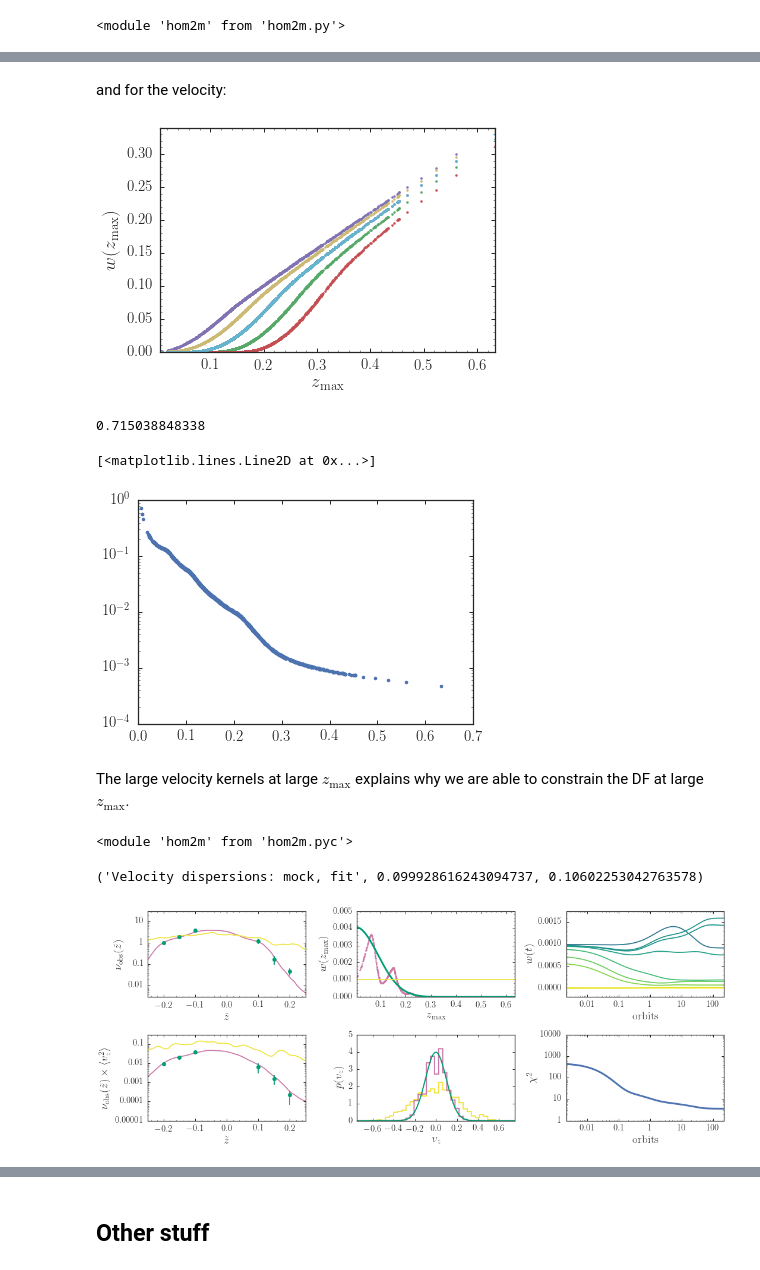
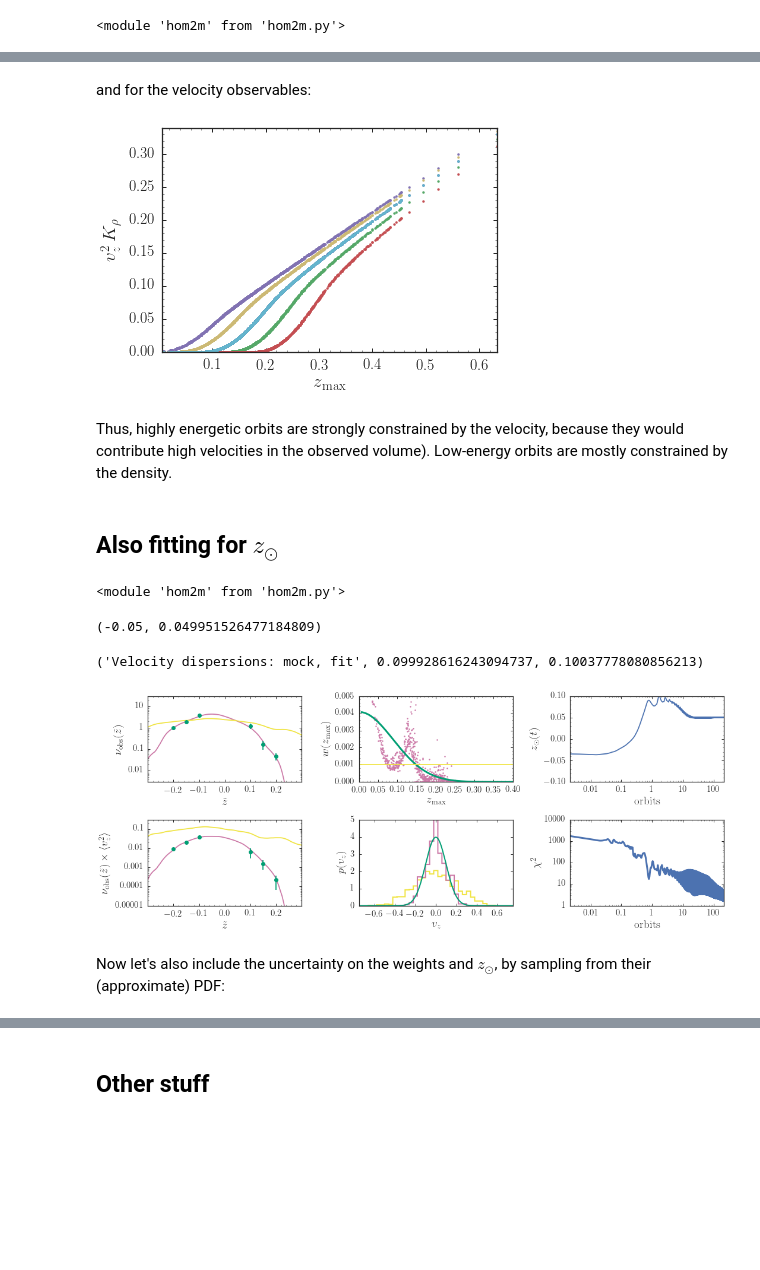
Before and after one commit to jobovy/simple-m2m, a Jupyter notebook: py/HOM2M.ipynb, the cells around one changed output, grey strips where cells are left out. Drawn from its saved outputs; the diff is of its cells as text; code cells hidden in the pictures; blank space fills up the shorter version.

Commit message:
Updates: convergence movie and zsun fitting start

```diff
--- a/py/HOM2M.ipynb
+++ b/py/HOM2M.ipynb
@@ -226,0 +229,17 @@ tight_layout()
+# %%
+step= numpy.pi/3.*10.**-2.
+nstep= 100000
+eps= 10.**-3.5
+smooth= None#1./step/100.
+st96smooth= False
+mu= 0.
+h_m2m= 0.075
+omega_m2m= omega_true
+zsun_m2m= zsun_true
+prior= 'entropy'
+w_out,Q,wevol,windx= hom2m.fit_m2m(w_init,z_m2m,vz_m2m,omega_m2m,zsun_m2m,
+                                   z_obs,dens_obs,dens_obs_noise,
+                                   densv2_obs,densv2_obs_noise,
+                                   nstep=nstep,step=step,mu=mu,eps=eps,h_m2m=h_m2m,prior=prior,
+                                   smooth=smooth,st96smooth=st96smooth,
+                                   output_wevolution=len(w_init))
@@ -359,8 +422,8 @@ for ii,jj in enumerate(numpy.random.permutation(nsamples)[:6]):
     sindx= numpy.argsort(A_m2m)
     plot(A_m2m[sindx],w_expect,lw=3.,color=constraint_color)
     fill_between(A_m2m[sindx],
-             w_sam_sorted[1][sindx],
-             w_sam_sorted[-2][sindx],color='0.65',zorder=0)
+             w_sam_sorted[s_low][sindx],
+             w_sam_sorted[s_high][sindx],color='0.65',zorder=0)
     axhline(1./len(z_m2m),color=init_color)
 tight_layout()
 # %% [output]
@@ -418,13 +488,8 @@ _= bovy_plot.bovy_plot(A_m2m,Kij.T,'.',ms=5.,
 # %% [markdown]
-and for the velocity:
+and for the velocity observables:
 # %%
 figsize(6,4)
 _= bovy_plot.bovy_plot(A_m2m,Kvz2ij.T,'.',ms=5.,
-                    xlabel=r'$z_{\mathrm{max}}$',ylabel=r'$w(z_{\mathrm{max}})$')
+                    xlabel=r'$z_{\mathrm{max}}$',ylabel=r'$v_z^2\,K_\rho$')
 # %% [output]
-[figure, old version]
+[figure, new version]
-# %%
-ii, jj= 0,1
-print(numpy.sum(Kij[ii]*Kij[jj])/numpy.sqrt(numpy.sum(Kij[ii]**2.)*numpy.sum(Kij[jj]**2.)))
-# %% [output]
-0.715038848338
@@ -433,13 +496,10 @@ hess= numpy.sum(Kij.T**2./dens_obs_noise**2.,axis=1)+numpy.sum(Kvz2ij.T**2./dens
-# %%
-semilogy(A_m2m,hess**-0.5,'.')
-# %% [output]
-[<matplotlib.lines.Line2D at 0x...>]
-[figure, removed]
-# %% [markdown]
-The large velocity kernels at large $z_{\mathrm{max}}$ explains why we are able to constrain the DF at large $z_{\mathrm{max}}$.
+# %% [markdown]
+Thus, highly energetic orbits are strongly constrained by the velocity, because they would contribute high velocities in the observed volume). Low-energy orbits are mostly constrained by the density.
+# %% [markdown]
+## Also fitting for $z_{\odot}$
 # %%
 reload(hom2m)
 # %% [output]
-<module 'hom2m' from 'hom2m.pyc'>
+<module 'hom2m' from 'hom2m.py'>
 # %%
 step= numpy.pi/3.*10.**-2.
@@ -461,15 +522,20 @@ w_out,Q,wevol,windx= hom2m.run_m2m(w_init,z_m2m,vz_m2m,omega_m2m,zsun_m2m,
+# %%
+print(zsun_m2m,zsun_out[-1])
+# %% [output]
+(-0.05, 0.049951526477184809)
 # %%
 A_m2m, phi_m2m= hom2m.zvz_to_Aphi(z_m2m,vz_m2m,omega_m2m)
 z_m2m= A_m2m*numpy.cos(phi_m2m+nstep*step*omega_m2m)
 vz_m2m= -A_m2m*omega_m2m*numpy.sin(phi_m2m+nstep*step*omega_m2m)
-z_out= numpy.linspace(-0.3,0.3,101)
+z_out= numpy.linspace(-0.35,0.35,101)
 dens_final= hom2m.compute_dens(z_m2m,zsun_true,z_out,h_m2m,w=w_out)
+densv2_final= hom2m.compute_densv2(z_m2m,vz_m2m,zsun_true,z_out,h_m2m,w=w_out)
 bovy_plot.bovy_print(axes_labelsize=19.,text_fontsize=14.,xtick_labelsize=15.,ytick_labelsize=15.)
 figsize(15,6)
 subplot(2,3,1)
 bovy_plot.bovy_plot(z_out,dens_init,'-',semilogy=True,color=init_color,
                    xlabel=r'$\tilde{z}$',ylabel=r'$\nu_{\mathrm{obs}}(\tilde{z})$',
-                   xrange=[-.25,0.25],yrange=[0.003,30.],gcf=True)
+                   xrange=[-.3,0.3],yrange=[0.003,30.],gcf=True)
 bovy_plot.bovy_plot(z_obs,dens_obs,'o',semilogy=True,overplot=True,color=constraint_color)
 bovy_plot.bovy_plot(z_out,dens_final,'-',semilogy=True,overplot=True,zorder=0,color=final_color)
 errorbar(z_obs,dens_obs,yerr=dens_obs_noise,marker='None',ls='none',color=constraint_color)
@@ -477,10 +543,9 @@ yscale('log',nonposy='clip')
 gca().yaxis.set_major_formatter(FuncFormatter(
                 lambda y,pos: (r'${{:.{:1d}f}}$'.format(int(numpy.maximum(-numpy.log10(y),0)))).format(y)))
 subplot(2,3,4)
-densv2_final= hom2m.compute_densv2(z_m2m,vz_m2m,zsun_true,z_out,h_m2m,w=w_out)
 bovy_plot.bovy_plot(z_out,densv2_init,'-',semilogy=True,color=init_color,
                     xlabel=r'$\tilde{z}$',ylabel=r'$\nu_{\mathrm{obs}}(\tilde{z})\times\langle v_z^2\rangle$',
-                    xrange=[-.25,0.25],yrange=[0.00001,.3],gcf=True)
+                    xrange=[-.3,0.3],yrange=[0.00001,.3],gcf=True)
 bovy_plot.bovy_plot(z_obs,densv2_obs,'o',semilogy=True,overplot=True,color=constraint_color)
 bovy_plot.bovy_plot(z_out,densv2_final,'-',semilogy=True,overplot=True,zorder=0,color=final_color)
 errorbar(z_obs,densv2_obs,yerr=densv2_obs_noise,marker='None',ls='none',color=constraint_color)
@@ -490,44 +555,42 @@ gca().yaxis.set_major_formatter(FuncFormatter(
 subplot(2,3,2)
 bovy_plot.bovy_plot(A_m2m,w_out,'k.',ms=5.,color=final_color,
                     xlabel=r'$z_{\mathrm{max}}$',ylabel=r'$w(z_{\mathrm{max}})$',
-                   yrange=[0.,5./len(w_out)],gcf=True)
+                   yrange=[0.,5./len(w_out)],xrange=[0.,0.4],gcf=True)
 sindx= numpy.argsort(A_m2m)
 w_expect= numpy.exp((A_m2m[sindx]*omega_m2m)**2./2.*(1./sigma_init**2.-1./sigma_true**2.))
 w_expect/= numpy.sum(w_expect)
 plot(A_m2m[sindx],w_expect,lw=3.,color=constraint_color)
-#fill_between(A_m2m[sindx],
-#             w_expect-numpy.sqrt(hinv)[sindx],
-#             w_expect+numpy.sqrt(hinv)[sindx],color='0.65',zorder=0)
 axhline(1./len(z_m2m),color=init_color,)
 subplot(2,3,5)
 _= hist(vz_m2m,histtype='step',lw=2.,normed=True,bins=31,zorder=0,color=init_color)
 xs= numpy.linspace(-0.75,0.75,201)
 plot(xs,1./numpy.sqrt(2.*numpy.pi)/sigma_true*numpy.exp(-0.5*xs**2./sigma_true**2.),
      lw=2.,zorder=2,color=constraint_color)
 _= hist(vz_m2m,weights=w_out,histtype='step',lw=2.,normed=True,bins=31,zorder=1,color=final_color)
 xlim(-0.75,0.75)
 ylim(0.,5.)
 xlabel(r'$v_z$')
 ylabel(r'$p(v_z)$')
 print("Velocity dispersions: mock, fit",numpy.std(vz_mock),\
       numpy.sqrt(numpy.sum(w_out*(vz_m2m-numpy.sum(w_out*vz_m2m)/numpy.sum(w_out))**2.)/numpy.sum(w_out)))
 subplot(2,3,3)
-for ii in range(len(wevol)):
-    bovy_plot.bovy_plot(numpy.linspace(0.,1.,nstep)*nstep*step*omega_true/2./numpy.pi,wevol[ii],'-',
-                        color=cm.viridis(A_m2m[windx][ii]/0.3),
-                        yrange=[-0.2/len(z_m2m),numpy.amax(wevol)*1.1],
-                        semilogx=True,xlabel=r'$\mathrm{orbits}$',ylabel=r'$w(t)$',gcf=True,overplot=ii>0)
+bovy_plot.bovy_plot(numpy.linspace(0.,1.,nstep)*nstep*step*omega_true/2./numpy.pi,zsun_out,'-',
+                    color=sns.color_palette()[0],
+                    yrange=[-0.1,0.1],
+                    semilogx=True,xlabel=r'$\mathrm{orbits}$',ylabel=r'$z_\odot(t)$',gcf=True)
 gca().xaxis.set_major_formatter(FuncFormatter(
                 lambda y,pos: (r'${{:.{:1d}f}}$'.format(int(numpy.maximum(-numpy.log10(y),0)))).format(y)))
 subplot(2,3,6)
 bovy_plot.bovy_plot(numpy.linspace(0.,1.,nstep)*nstep*step*omega_true/2./numpy.pi,numpy.sum(Q,axis=1),lw=3.,
                    loglog=True,xlabel=r'$\mathrm{orbits}$',ylabel=r'$\chi^2$',gcf=True,
                    yrange=[1.,10**4.])
 gca().yaxis.set_major_formatter(FuncFormatter(
                 lambda y,pos: (r'${{:.{:1d}f}}$'.format(int(numpy.maximum(-numpy.log10(y),0)))).format(y)))
 gca().xaxis.set_major_formatter(FuncFormatter(
                 lambda y,pos: (r'${{:.{:1d}f}}$'.format(int(numpy.maximum(-numpy.log10(y),0)))).format(y)))
 tight_layout()
 # %% [output]
-('Velocity dispersions: mock, fit', 0.099928616243094737, 0.10602253042763578)
+('Velocity dispersions: mock, fit', 0.099928616243094737, 0.10037778080856213)
-[figure, old version]
+[figure, new version]
+# %% [markdown]
+Now let's also include the uncertainty on the weights and $z_\odot$, by sampling from their (approximate) PDF:
```
Also changed, not shown: parts of 29 cells of this notebook.
